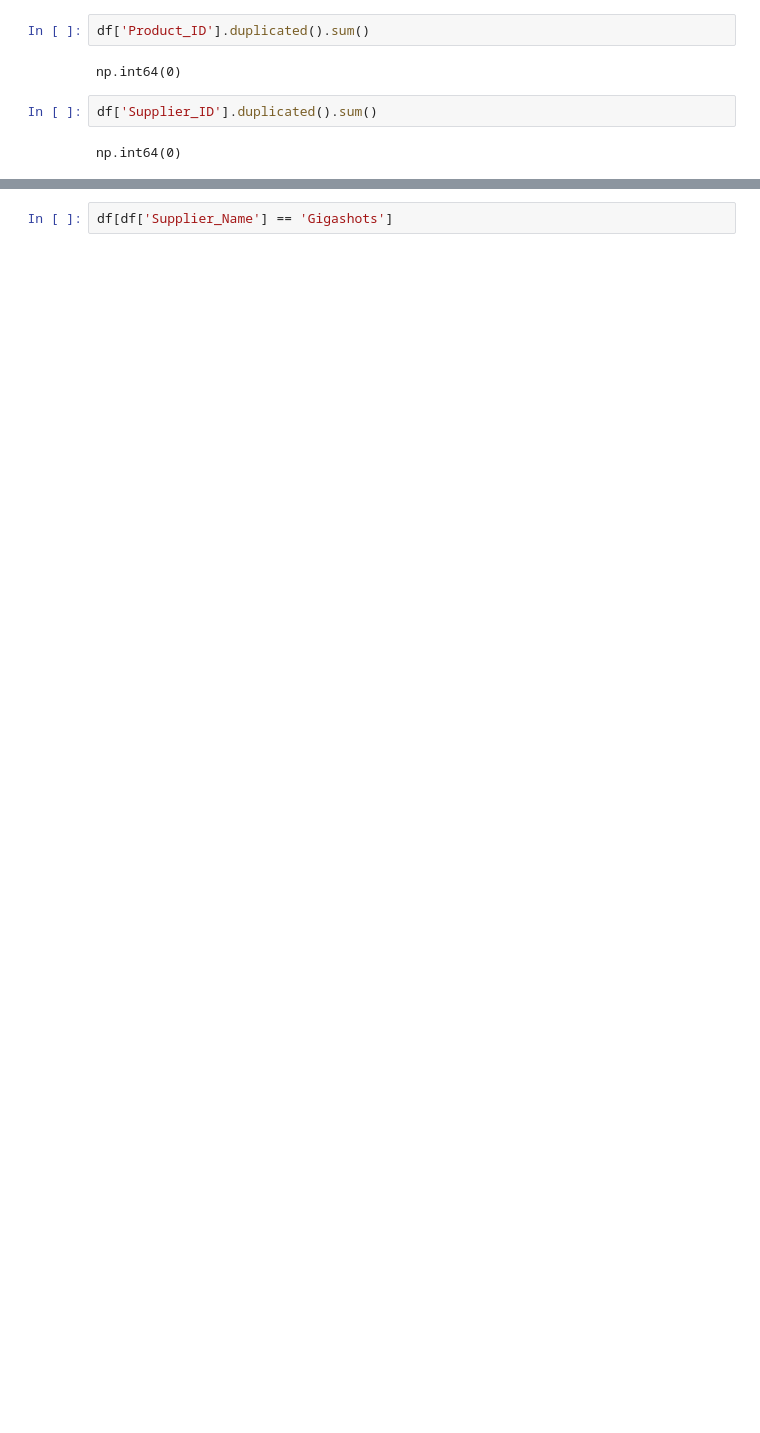
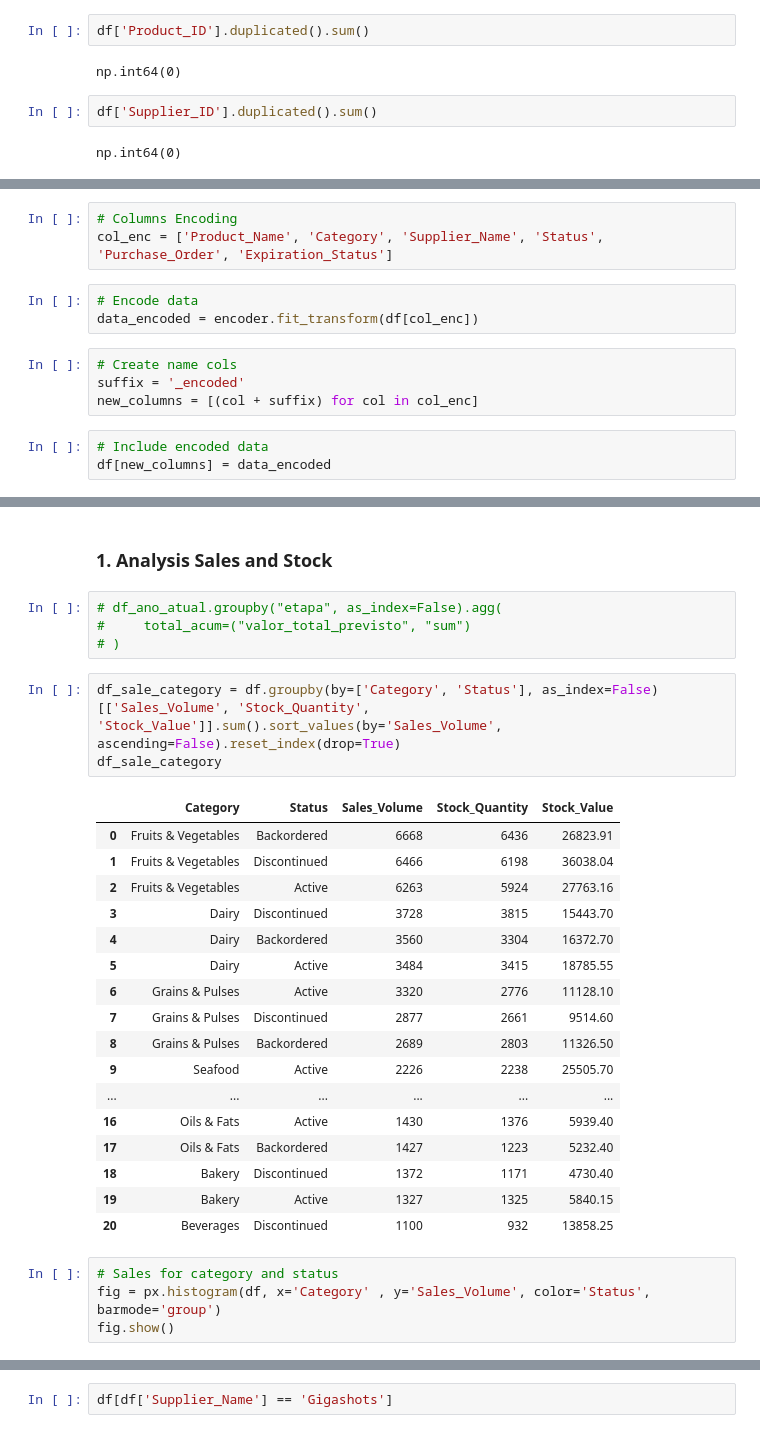
Before and after one commit to rbalbinotti/smart-supply-chain-ai, a Jupyter notebook: notebooks/01-mod_demand_inventory.ipynb, the cells around one changed output, grey strips where cells are left out. Cells and saved outputs as stored; diff of their text form; blank space fills up the shorter version.

```diff
--- a/notebooks/01-mod_demand_inventory.ipynb
+++ b/notebooks/01-mod_demand_inventory.ipynb
@@ -299,0 +504,13 @@ Name: Product_ID, dtype: int64
+# %%
+# Columns Encoding
+col_enc = ['Product_Name', 'Category', 'Supplier_Name', 'Status', 'Purchase_Order', 'Expiration_Status']
+# %%
+# Encode data
+data_encoded = encoder.fit_transform(df[col_enc])
+# %%
+# Create name cols
+suffix = '_encoded'
+new_columns = [(col + suffix) for col in col_enc]
+# %%
+# Include encoded data
+df[new_columns] = data_encoded
@@ -299,0 +561,31 @@ Name: Product_ID, dtype: int64
+# %% [markdown]
+### 1. Analysis Sales and Stock
+# %%
+# df_ano_atual.groupby("etapa", as_index=False).agg(
+#     total_acum=("valor_total_previsto", "sum")
+# )
+# %%
+df_sale_category = df.groupby(by=['Category', 'Status'], as_index=False)[['Sales_Volume', 'Stock_Quantity', 'Stock_Value']].sum().sort_values(by='Sales_Volume', ascending=False).reset_index(drop=True)
+df_sale_category
+# %% [output]
+|  | Category | Status | Sales_Volume | Stock_Quantity | Stock_Value |
+| 0 | Fruits & Vegetables | Backordered | 6668 | 6436 | 26823.91 |
+| 1 | Fruits & Vegetables | Discontinued | 6466 | 6198 | 36038.04 |
+| 2 | Fruits & Vegetables | Active | 6263 | 5924 | 27763.16 |
+| 3 | Dairy | Discontinued | 3728 | 3815 | 15443.70 |
+| 4 | Dairy | Backordered | 3560 | 3304 | 16372.70 |
+| 5 | Dairy | Active | 3484 | 3415 | 18785.55 |
+| 6 | Grains & Pulses | Active | 3320 | 2776 | 11128.10 |
+| 7 | Grains & Pulses | Discontinued | 2877 | 2661 | 9514.60 |
+| 8 | Grains & Pulses | Backordered | 2689 | 2803 | 11326.50 |
+| 9 | Seafood | Active | 2226 | 2238 | 25505.70 |
+| ... | ... | ... | ... | ... | ... |
+| 16 | Oils & Fats | Active | 1430 | 1376 | 5939.40 |
+| 17 | Oils & Fats | Backordered | 1427 | 1223 | 5232.40 |
+| 18 | Bakery | Discontinued | 1372 | 1171 | 4730.40 |
+| 19 | Bakery | Active | 1327 | 1325 | 5840.15 |
+| 20 | Beverages | Discontinued | 1100 | 932 | 13858.25 |
+# %%
+# Sales for category and status
+fig = px.histogram(df, x='Category' , y='Sales_Volume', color='Status', barmode='group')
+fig.show()
```
Also changed, not shown: parts of 92 cells of this notebook.
